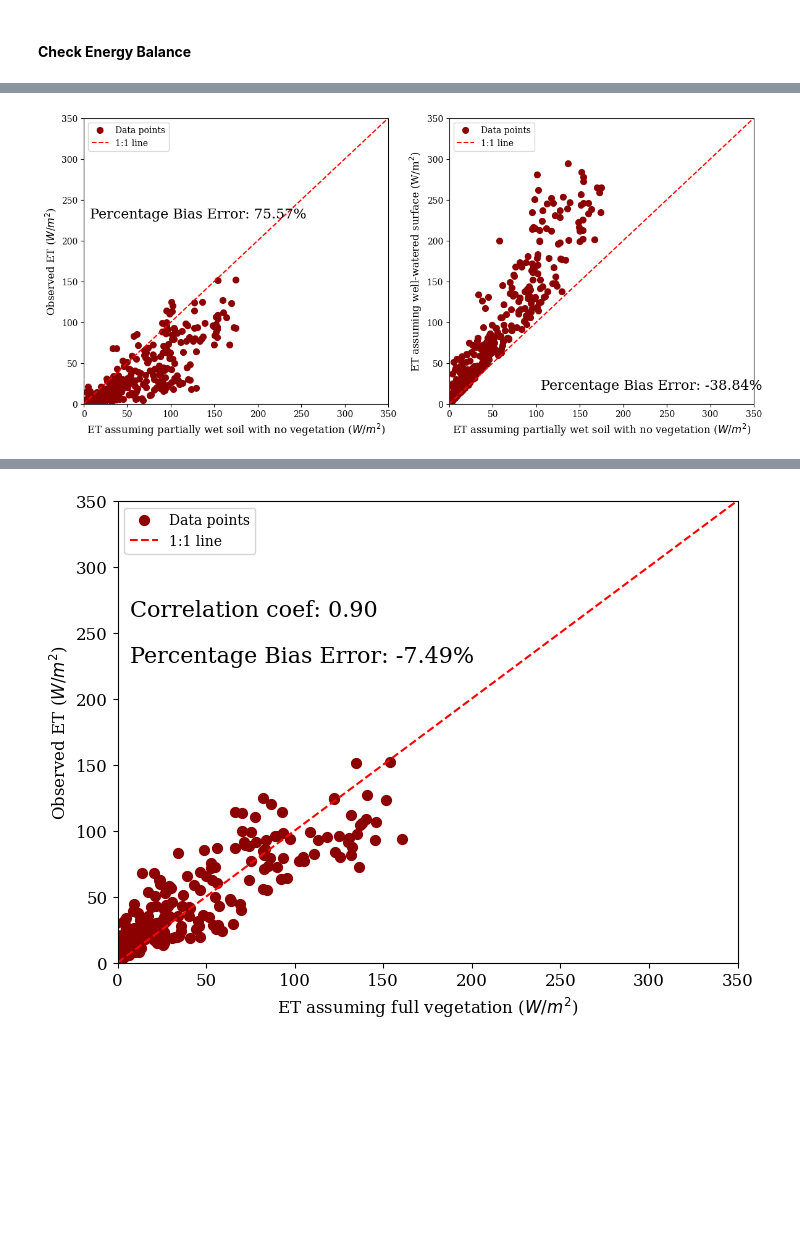
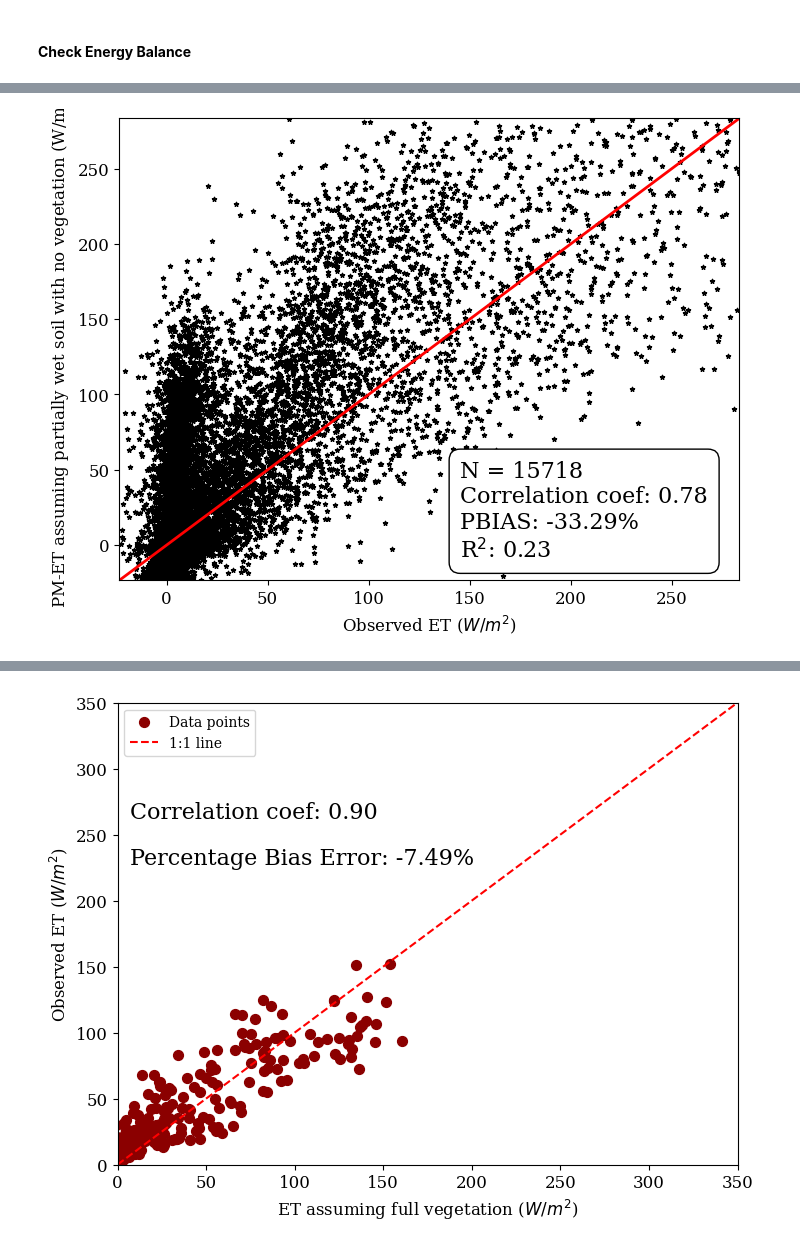
Before and after one commit to praghav444/CEE491-591-Process-Hydrology-Tutorials, a Jupyter notebook: Penman-Monteith-based-ET-Modeling-Tutorial.ipynb, the cells around one changed output, grey strips where cells are left out. Saved outputs shown, nothing was run; the diff lists cells and outputs as text; code cells hidden in the pictures; blank space fills up the shorter version.

```diff
--- a/Penman-Monteith-based-ET-Modeling-Tutorial.ipynb
+++ b/Penman-Monteith-based-ET-Modeling-Tutorial.ipynb
@@ -433,37 +451,12 @@ $$
 $$ g_{h}=\frac{U_{2}}{208}$$
 $$ g_{soil}=\frac{1}{exp(8.206-4.25 \cdot \theta / \theta_s)}$$
 # %%
-theta_s = 0.4
-theta = data['SM']/100
-gsoil = 1/(np.exp(8.206-4.25*theta/theta_s))   # Soil conductance (m/s)
+theta = data['SM']/100   # Volumetric Soil Moisture (m3 m-3)
+param_alpha = 8.206
+param_beta = 4.25
+gsoil = 1/(np.exp(param_alpha-param_beta*theta/theta_s))   # Soil conductance (m/s)
+ET_case2 = (delta*(Rn-G) + rho_air*Cp*(es-ea)*gh)/(delta + psyc_const*(1+gh/gsoil))
 # %%
-lambda_ET_case2 = (delta*(Rn-G) + rho_air*Cp*(es-ea)*gh)/(delta + psyc_const*(1+gh/gsoil))
+make_plot(ET_obs, ET_case2, case_lable= r"PM-ET assuming partially wet soil with no vegetation")
+# %% [output]
+[figure, added]
-# %%
-fig, ax = plt.subplots(1, 2, figsize=(14, 6))
-ax[0].scatter(lambda_ET_case2, lambda_ET_obs, marker='o', s=50, color='darkred', label='Data points')
-ax[0].set_xlabel(r"ET assuming partially wet soil with no vegetation ($W/m^2$)", fontsize=12)
-ax[0].set_ylabel(r"Observed ET ($W/m^2$)", fontsize=12)
-ax[0].plot([0, 350], [0, 350], color='red', linestyle='--', label='1:1 line')
-ax[0].set_xlim(0, 350)
-ax[0].set_ylim(0, 350)
-valid_indices = ~np.isnan(lambda_ET_obs) & ~np.isnan(lambda_ET_case2)
-lambda_ET_obs_valid= lambda_ET_obs[valid_indices]
-lambda_ET_case2_valid = lambda_ET_case2[valid_indices]
-bias_error = 100 * (np.sum(lambda_ET_case2_valid - lambda_ET_obs_valid) / np.sum(lambda_ET_obs_valid))
-ax[0].text(0.02, 0.65, f"Percentage Bias Error: {bias_error:.2f}%", fontsize=16, transform=ax[0].transAxes)
-ax[0].legend()
-
-ax[1].scatter(lambda_ET_case2, lambda_ET_case1, marker='o', s=50, color='darkred', label='Data points')
-ax[1].set_xlabel(r"ET assuming partially wet soil with no vegetation ($W/m^2$)", fontsize=12)
-ax[1].set_ylabel(r"ET assuming well-watered surface (W/m$^2$)", fontsize=12)
-ax[1].plot([0, 350], [0, 350], color='red', linestyle='--', label='1:1 line')
-ax[1].set_xlim(0, 350)
-ax[1].set_ylim(0, 350)
-valid_indices = ~np.isnan(lambda_ET_case1) & ~np.isnan(lambda_ET_case2)
-lambda_ET_case1_valid= lambda_ET_case1[valid_indices]
-bias_error = 100 * (np.sum(lambda_ET_case2_valid - lambda_ET_case1_valid) / np.sum(lambda_ET_case1_valid))
-ax[1].text(0.3, 0.05, f"Percentage Bias Error: {bias_error:.2f}%", fontsize=16, transform=ax[1].transAxes)
-ax[1].legend()
-plt.show()
-# %% [output]
-[figure, removed]
```
Also changed, not shown: parts of 10 cells of this notebook.
